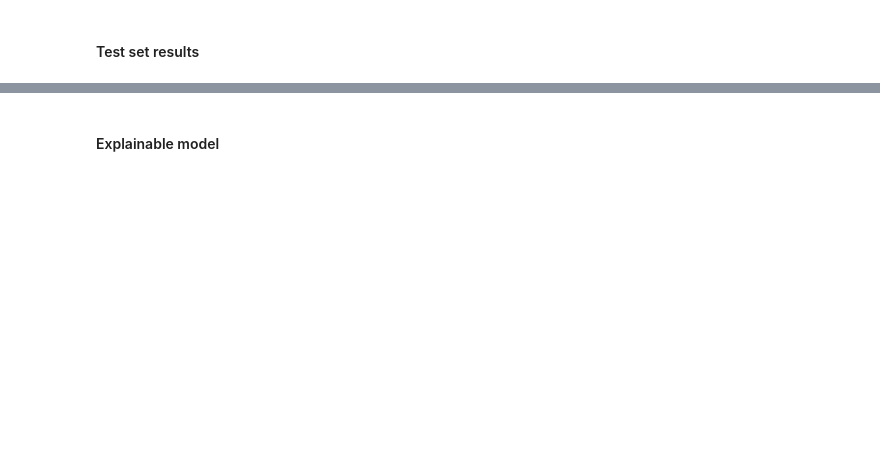
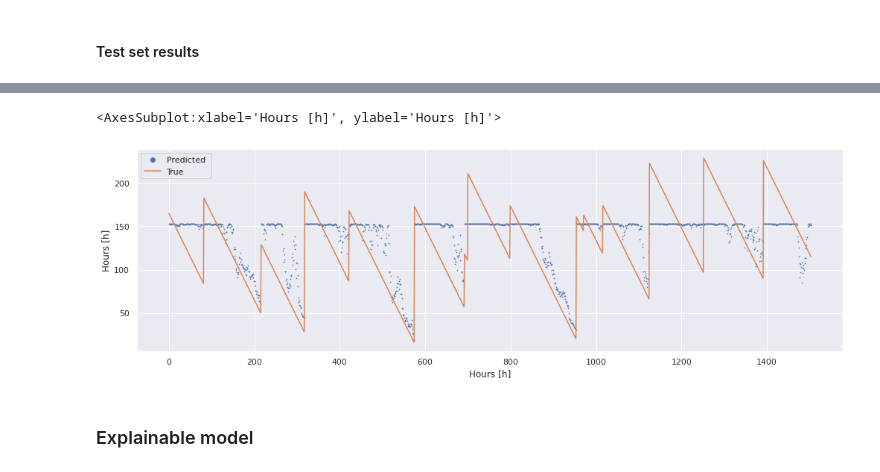
Before and after one commit to lucianolorenti/ceruleo, a Jupyter notebook: docs/models/Models.ipynb, the cells around one changed output, grey strips where cells are left out. Drawn from its saved outputs; the diff is of its cells as text; code cells hidden in the pictures; blank space fills up the shorter version.

```diff
--- a/docs/models/Models.ipynb
+++ b/docs/models/Models.ipynb
@@ -231,4 +258,9 @@ ax.plot(true_values(val_iterator))
 # %%
-fig, ax = plt.subplots(figsize=(17, 5))
-ax.plot(model.predict(tf_regression_dataset(test_iterator).batch(32)))
-ax.plot(true_values(test_iterator))
+plot_predictions(
+    (
+        true_values(test_iterator),
+         model.predict(tf_regression_dataset(test_iterator).batch(32))
+    ),
+    figsize=(17, 5)
+)
+# %% [output]
@@ -235,2 +268,4 @@ ax.plot(true_values(test_iterator))
+<AxesSubplot:xlabel='Hours [h]', ylabel='Hours [h]'>
+[figure, added]
 # %% [markdown]
-#### Explainable model
+### Explainable model
```
Also changed, not shown: parts of 38 cells of this notebook, 21 other files.
